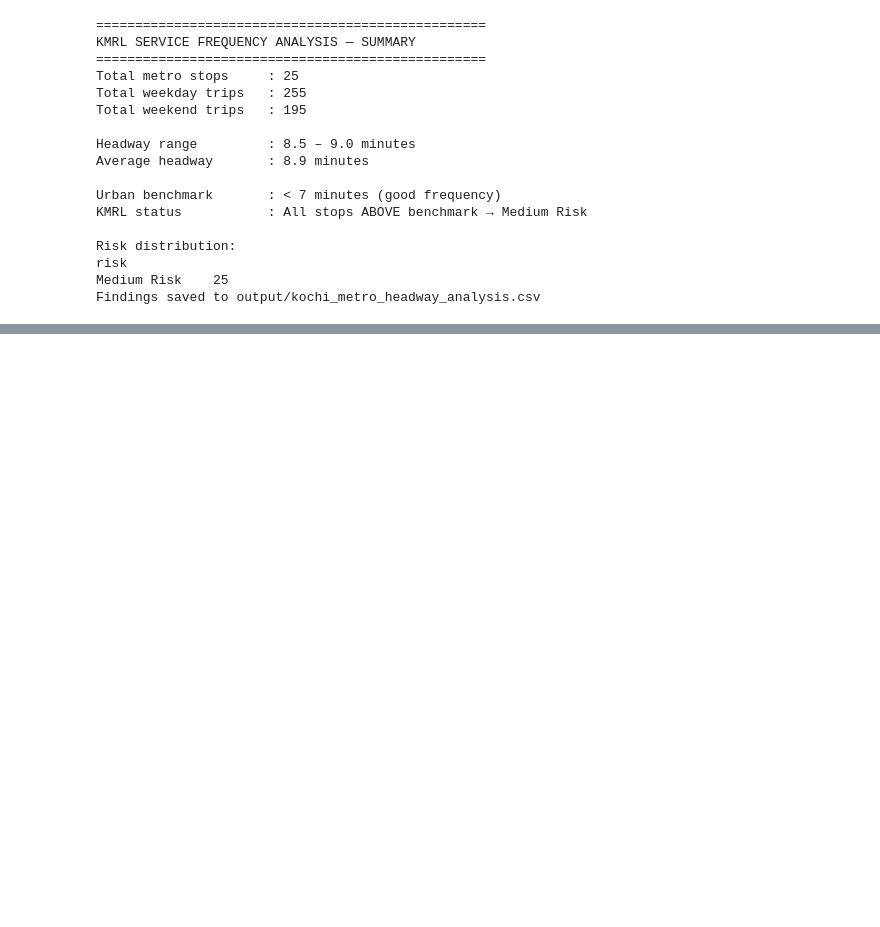
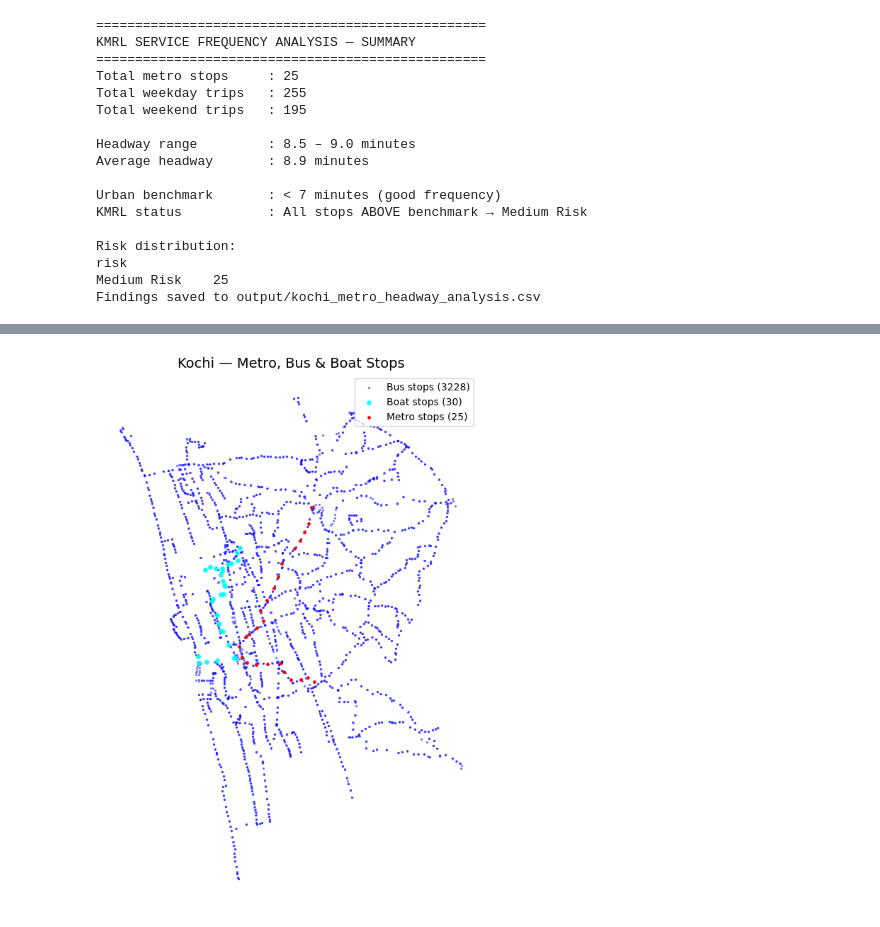
Before and after one commit to aleedacharly/Kochi-Metro-KMRL--connectivity-analysis, a Jupyter notebook: analysis.ipynb, the cells around one changed output, grey strips where cells are left out. Saved outputs shown, nothing was run; the diff lists cells and outputs as text; code cells hidden in the pictures; blank space fills up the shorter version.

Commit message:
Created geogdataframes for bus and boat stops

```diff
--- a/analysis.ipynb
+++ b/analysis.ipynb
@@ -329,0 +387,14 @@ Findings saved to output/kochi_metro_headway_analysis.csv
+# %%
+# --- Create GeoDataFrames ---
+def make_gdf(df):
+    geometry = [Point(lon, lat) for lon, lat in zip(df['stop_lon'], df['stop_lat'])]
+    return gpd.GeoDataFrame(df, geometry=geometry, crs='EPSG:4326')
+
+bus_gdf  = make_gdf(bus_stops_only)
+boat_gdf = make_gdf(boat_stops_only)
+
+print("Bus GeoDataFrame:")
+display(bus_gdf[['stop_id', 'stop_name', 'geometry']].head(3))
+
+print("\nBoat GeoDataFrame:")
+display(boat_gdf[['stop_id', 'stop_name', 'geometry']].head(3))
@@ -329,0 +412,18 @@ Findings saved to output/kochi_metro_headway_analysis.csv
+# %%
+# --- Quick sanity check: plot all three layers together ---
+import matplotlib.pyplot as plt
+fig, ax = plt.subplots(1, 1, figsize=(8, 8))
+
+# Plot in order: bus first (bottom), then boat, then metro on top
+bus_gdf.plot(ax=ax, color='blue', markersize=2, alpha=0.4, label=f'Bus stops ({len(bus_gdf)})')
+boat_gdf.plot(ax=ax, color='cyan', markersize=15, alpha=0.9, label=f'Boat stops ({len(boat_gdf)})')
+gdf.plot(ax=ax, color='red', markersize=6, alpha=1.0, label=f'Metro stops ({len(gdf)})', zorder=5)
+
+ax.set_title('Kochi — Metro, Bus & Boat Stops', fontsize=14)
+ax.legend(loc='upper right')
+ax.axis('off')
+plt.tight_layout()
+plt.savefig('output/all_stops_overview.png', dpi=150)
+plt.show()
+# %% [output]
+[figure, added]
```
Also changed, not shown: parts of 5 cells of this notebook, 20 other files.
